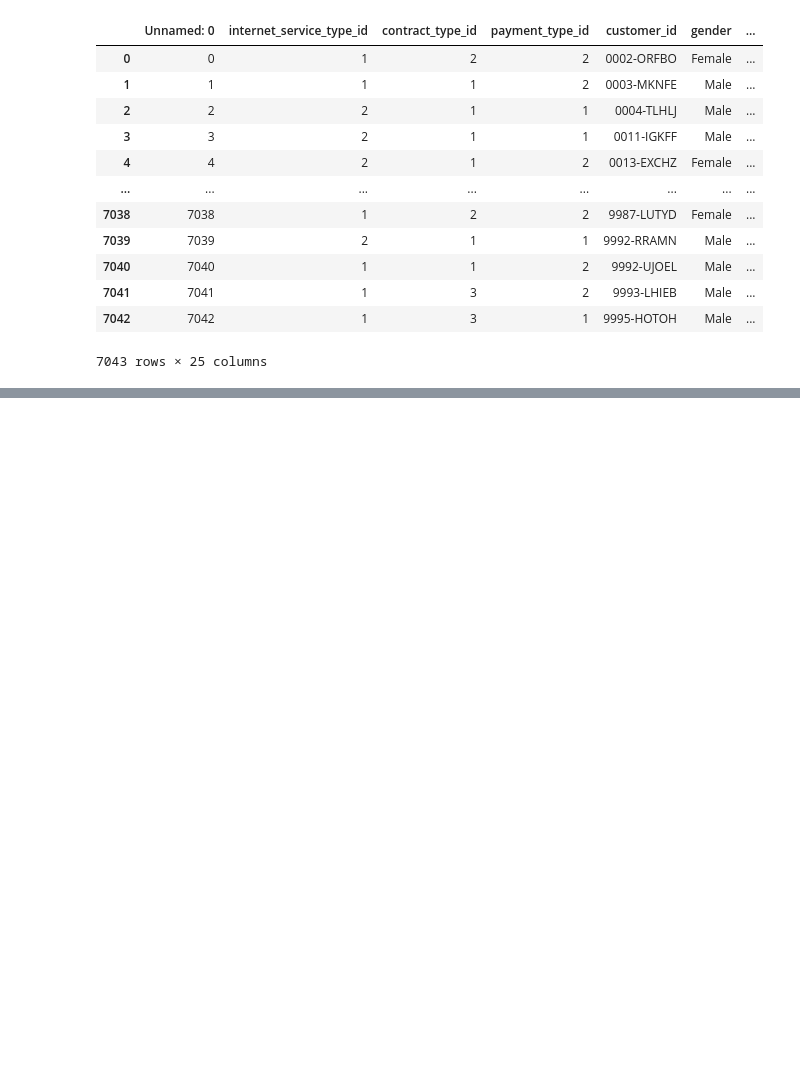
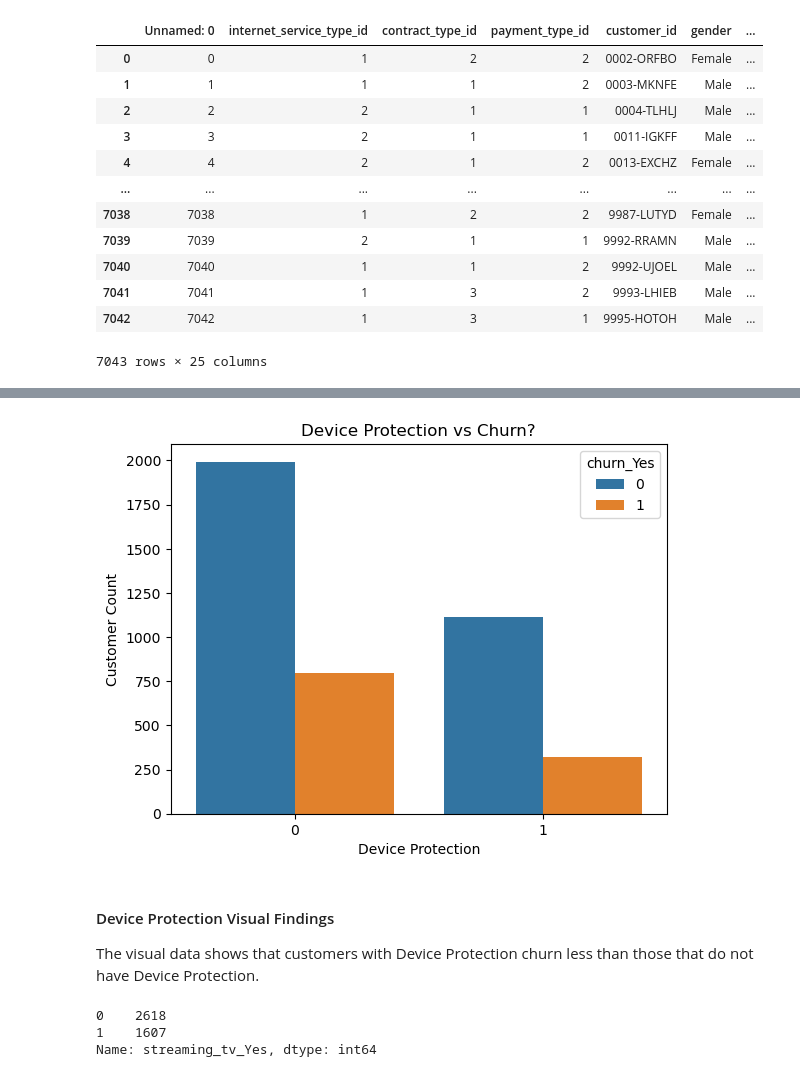
Before and after one commit to annie-carter/classification_project, a Jupyter notebook: nonfinal_exploration.ipynb, the cells around one changed output, grey strips where cells are left out. Cells and saved outputs as stored; diff of their text form; code cells hidden in the pictures; blank space fills up the shorter version.

```diff
--- a/nonfinal_exploration.ipynb
+++ b/nonfinal_exploration.ipynb
@@ -152,0 +282,19 @@ This is the initial exploration of data
+# %%
+#Visualizing the device protection vs churn
+dp=sns.countplot(data=telco_train, x='device_protection_Yes', hue='churn_Yes')
+dp.set_xlabel('Device Protection')
+dp.set_ylabel('Customer Count')
+plt.title('Device Protection vs Churn?')
+plt.show()
+# %% [output]
+[figure, added]
+# %% [markdown]
+#### Device Protection Visual Findings
+The visual data shows that customers with Device Protection churn less than those that do not have Device Protection.
+# %%
+#Exploring the device protection feature
+telco_train.streaming_tv_Yes.value_counts()
+# %% [output]
+0    2618
+1    1607
+Name: streaming_tv_Yes, dtype: int64
```
Also changed, not shown: parts of 146 cells of this notebook.
